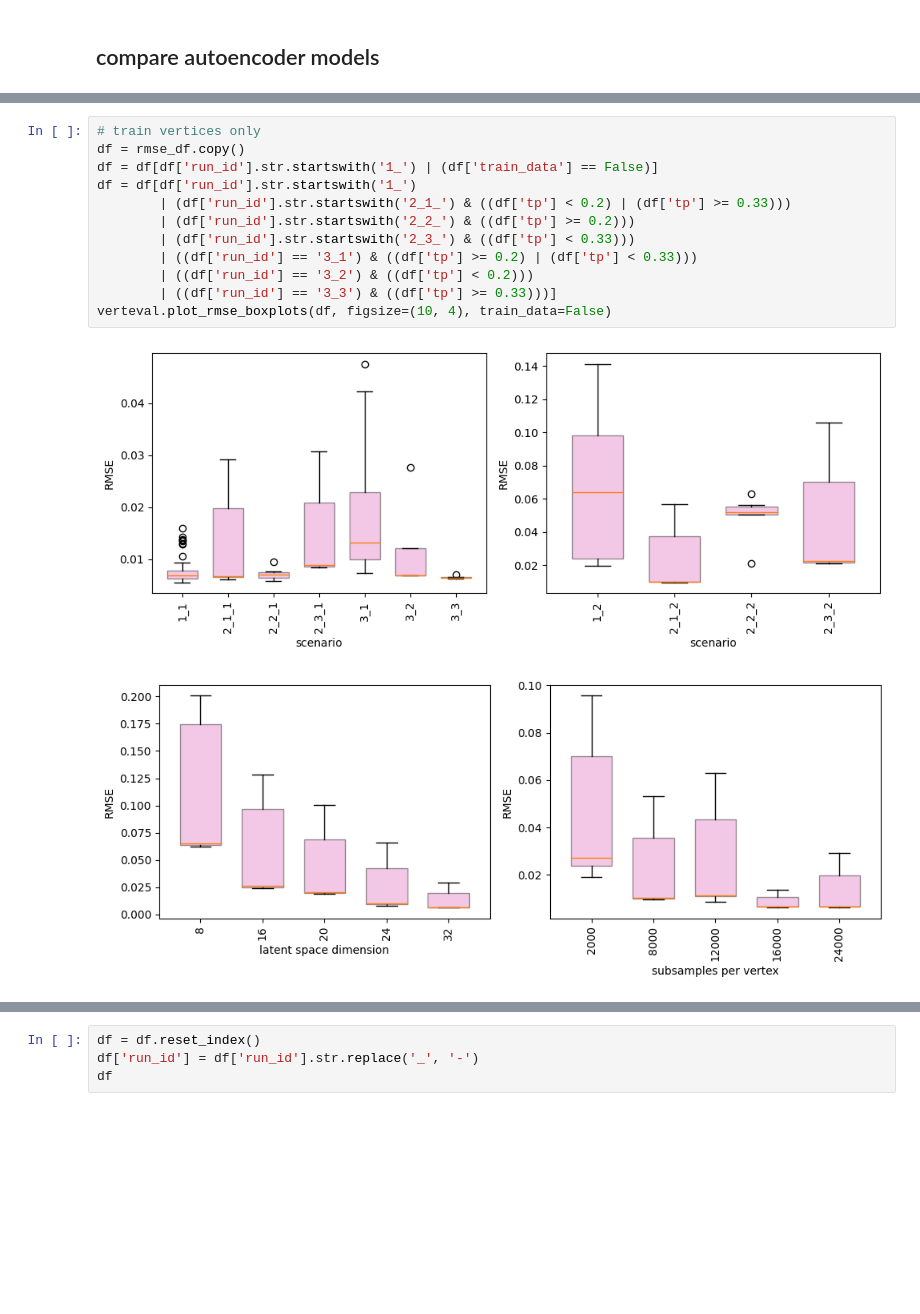
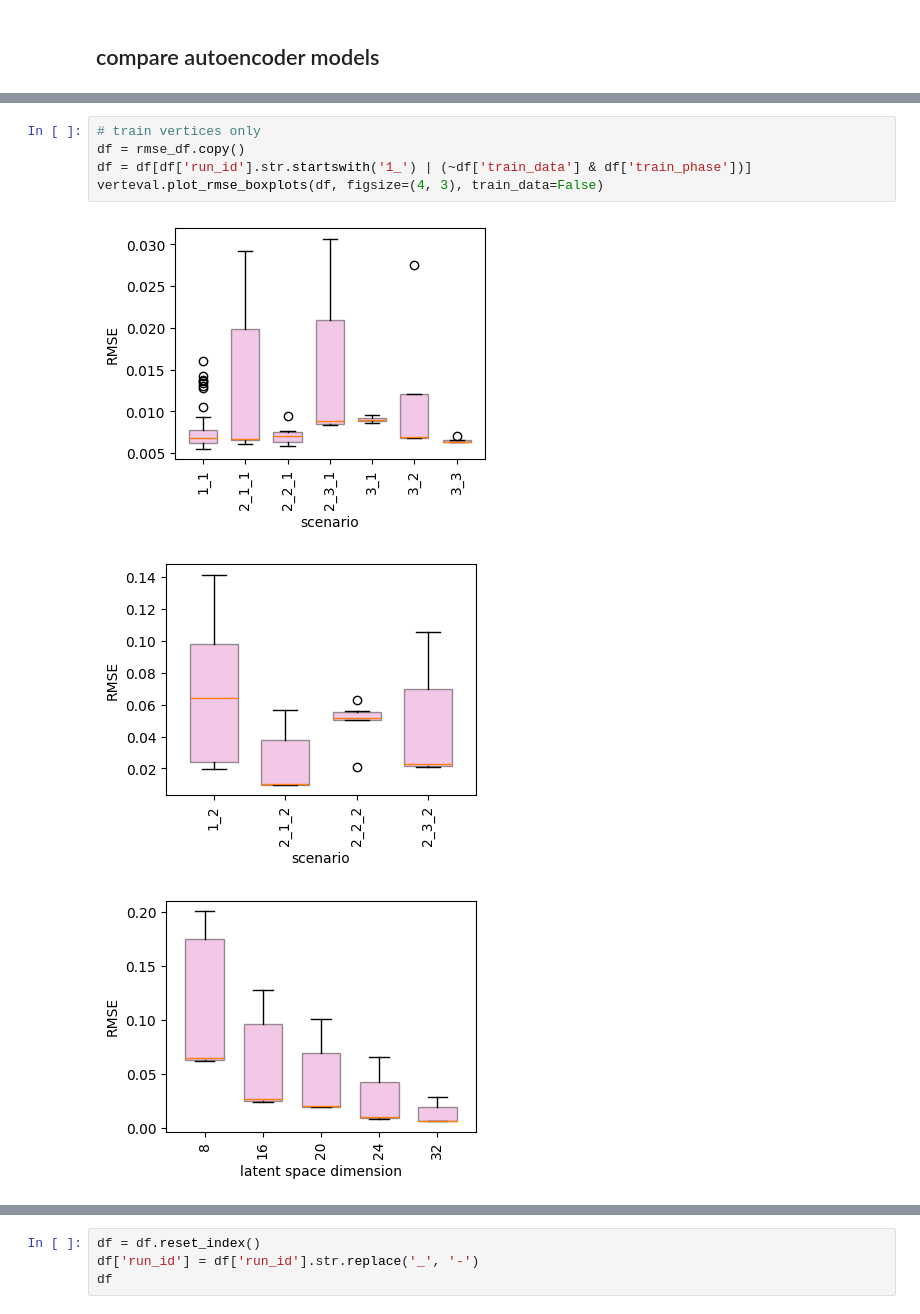
Before and after one commit to DanielSpringer/PhysML, a Jupyter notebook: notebooks/vertex/plot_results.ipynb, the cells around one changed output, grey strips where cells are left out. Cells and saved outputs as stored; diff of their text form; blank space fills up the shorter version.

```diff
--- a/notebooks/vertex/plot_results.ipynb
+++ b/notebooks/vertex/plot_results.ipynb
@@ -149,15 +141,9 @@ verteval.plot_rmse_boxplots(df, figsize=(10, 4), train_data=False)
-# %%
-# train vertices only
-df = rmse_df.copy()
-df = df[df['run_id'].str.startswith('1_') | (df['train_data'] == False)]
-df = df[df['run_id'].str.startswith('1_')
-        | (df['run_id'].str.startswith('2_1_') & ((df['tp'] < 0.2) | (df['tp'] >= 0.33)))
-        | (df['run_id'].str.startswith('2_2_') & ((df['tp'] >= 0.2)))
-        | (df['run_id'].str.startswith('2_3_') & ((df['tp'] < 0.33)))
-        | ((df['run_id'] == '3_1') & ((df['tp'] >= 0.2) | (df['tp'] < 0.33)))
-        | ((df['run_id'] == '3_2') & ((df['tp'] < 0.2)))
-        | ((df['run_id'] == '3_3') & ((df['tp'] >= 0.33)))]
-verteval.plot_rmse_boxplots(df, figsize=(10, 4), train_data=False)
-# %% [output]
-[figure, removed]
-[figure, removed]
+# %%
+# train vertices only
+df = rmse_df.copy()
+df = df[df['run_id'].str.startswith('1_') | (~df['train_data'] & df['train_phase'])]
+verteval.plot_rmse_boxplots(df, figsize=(4, 3), train_data=False)
+# %% [output]
+[figure, added]
+[figure, added]
+[figure, added]
```
Also changed, not shown: parts of 5 cells of this notebook, 1 other file.
